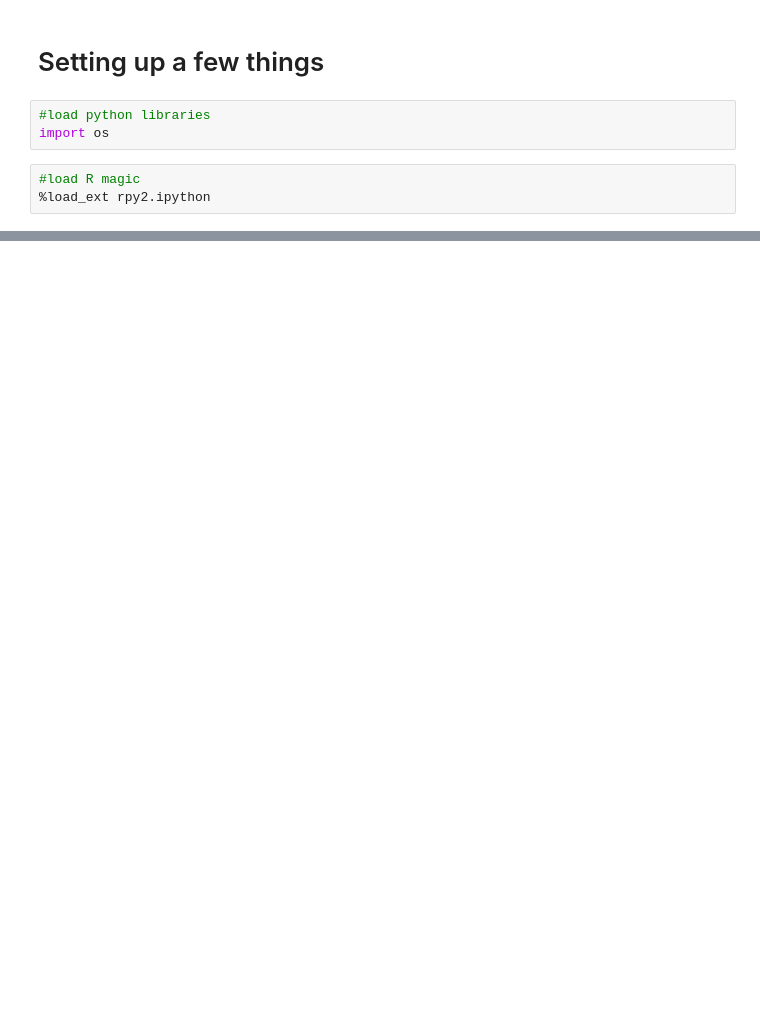
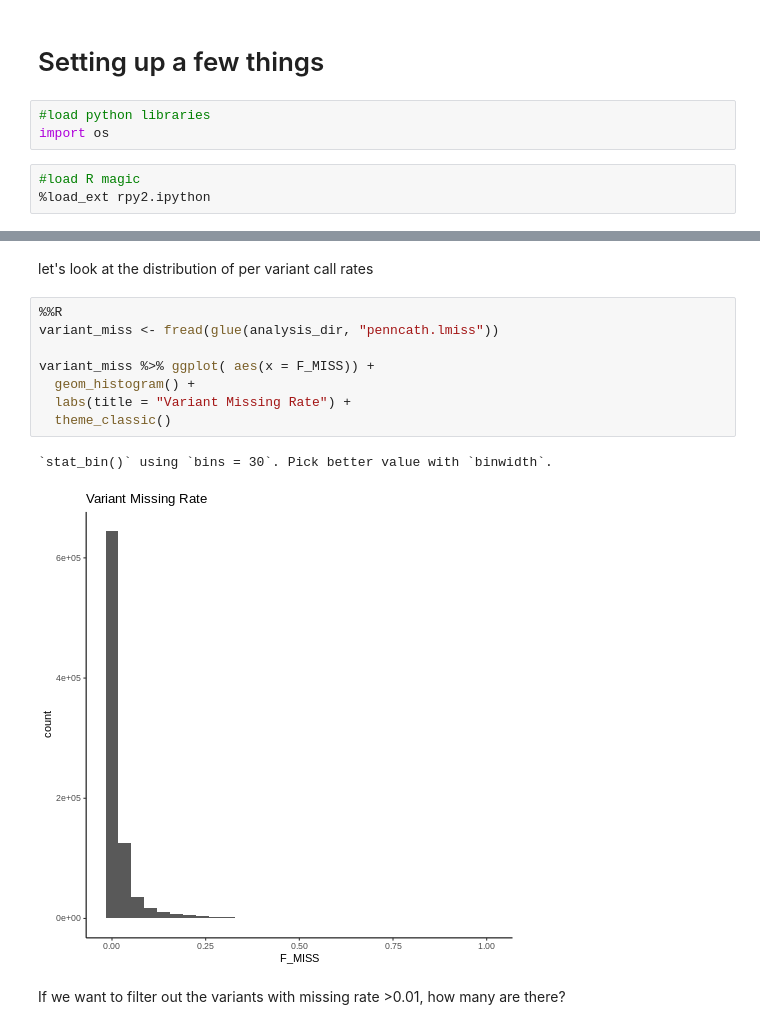
Before and after one commit to DCEG-workshops/statgen_workshop_tutorial, a Jupyter notebook: src/02_qc.ipynb, the cells around one changed output, grey strips where cells are left out. Saved outputs shown, nothing was run; the diff lists cells and outputs as text; blank space fills up the shorter version.

```diff
--- a/src/02_qc.ipynb
+++ b/src/02_qc.ipynb
@@ -51,0 +159,15 @@ print(analysis_dir)
+# %% [markdown]
+let's look at the distribution of per variant call rates
+# %%
+%%R
+variant_miss <- fread(glue(analysis_dir, "penncath.lmiss"))
+
+variant_miss %>% ggplot( aes(x = F_MISS)) +
+  geom_histogram() +
+  labs(title = "Variant Missing Rate") +
+  theme_classic()
+# %% [output]
+`stat_bin()` using `bins = 30`. Pick better value with `binwidth`.
+[figure, added]
+# %% [markdown]
+If we want to filter out the variants with missing rate >0.01, how many are there?
```
Also changed, not shown: parts of 50 cells of this notebook.
